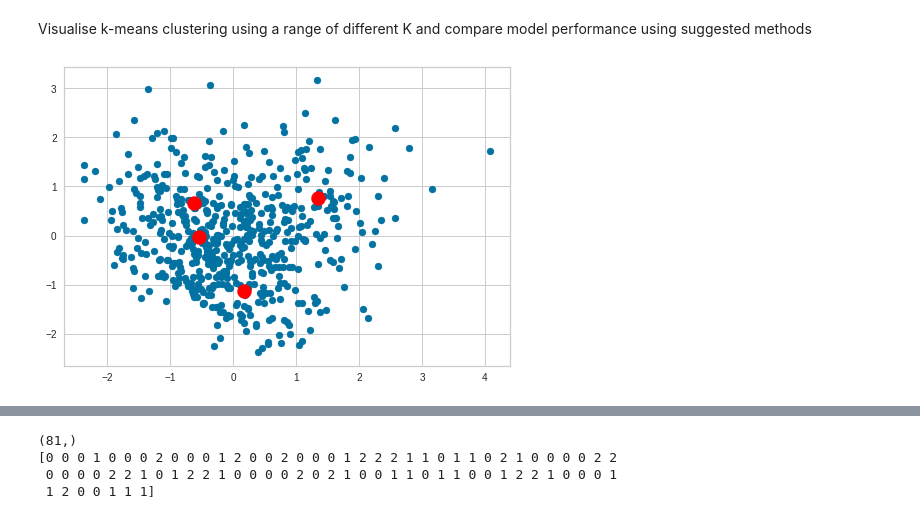
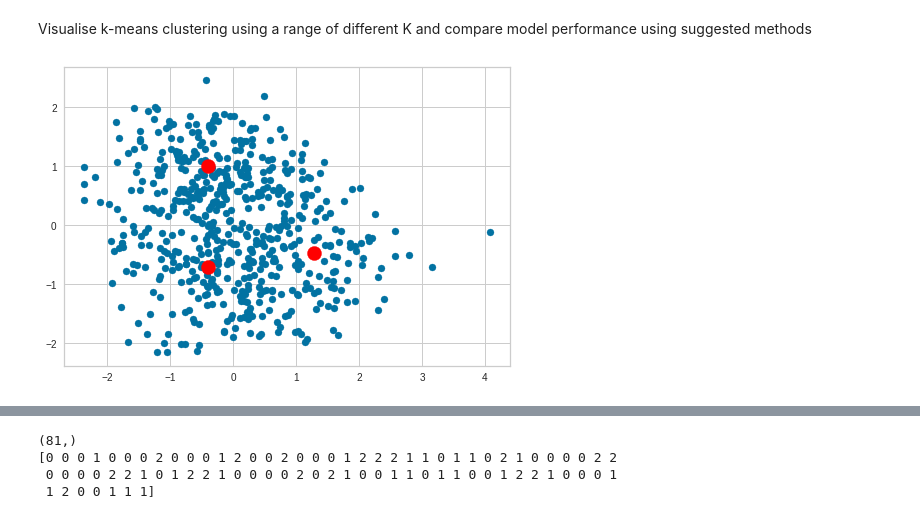
Before and after one commit to Migaalee/machine_learning, a Jupyter notebook: Assigment2_AA.ipynb, the cells around one changed output, grey strips where cells are left out. Drawn from its saved outputs; the diff is of its cells as text; code cells hidden in the pictures.

```diff
--- a/Assigment2_AA.ipynb
+++ b/Assigment2_AA.ipynb
@@ -477,26 +470,57 @@ y_values = alldata_scaled[['y']].values.flatten()
+# %%
+# 2 features
+#Normalize the data by z-score
+means2 = X_features_2.mean(axis=0)
+std2=X_features_2.std(axis=0)
+x_norm_z2 = (X_features_2 - means2)/(std2)
+#print(x_norm_z)
+
+alldata_scaled2 = pd.concat((x_norm_z2, Y_features_2), axis=1)
+alldata_not_scaled2=pd.concat((X_features_2, Y_features_2), axis=1)
+#print(alldata_scaled)
+#print(alldata_not_scaled)
+
+X2 = alldata_scaled2[['pca2','im2']].values
+y_values2 = alldata_scaled2[['y']].values.flatten()
+
+# 3 features
+
+#Normalize the data by z-score
+means3 = X_features_3.mean(axis=0)
+std3=X_features_3.std(axis=0)
+x_norm_z3 = (X_features_3 - means3)/(std3)
+#print(x_norm_z)
+
+alldata_scaled3 = pd.concat((x_norm_z3, Y_features_3), axis=1)
+alldata_not_scaled3=pd.concat((X_features_3, Y_features_3), axis=1)
+#print(alldata_scaled)
+#print(alldata_not_scaled)
+
+X3 = alldata_scaled3[['pca2', 'im1','im2']].values
+y_values3 = alldata_scaled3[['y']].values.flatten()
 # %% [markdown]
 Visualise k-means clustering using a range of different K and compare model performance using suggested methods
 # %%
-kmeans = KMeans(n_clusters = 4,                 # Set amount of clusters
+kmeans = KMeans(n_clusters = 3,                 # Set amount of clusters
                 init = 'k-means++',             # Initialization method for kmeans
                 max_iter = 300,                 # Maximum number of iterations
                 n_init = 10,                    # Choose how often algorithm will run with different centroid
                 random_state = 0)               # Choose random state for reproducibility
 
-pred_y = kmeans.fit_predict(X)
+pred_y2 = kmeans.fit_predict(X3)
 
 
 
 # Plot the data
-plt.scatter(X[:,0],
-            X[:,1])
+plt.scatter(X3[:,0],
+            X3[:,1])
 
 # Plot the clusters
 
 plt.scatter(kmeans.cluster_centers_[:, 0],
             kmeans.cluster_centers_[:, 1],
             s=200,                             # Set centroid size
             c='red')                           # Set centroid color
 plt.show()
 # %% [output]
-[figure, old version]
+[figure, new version]
```
Also changed, not shown: parts of 25 cells of this notebook.
